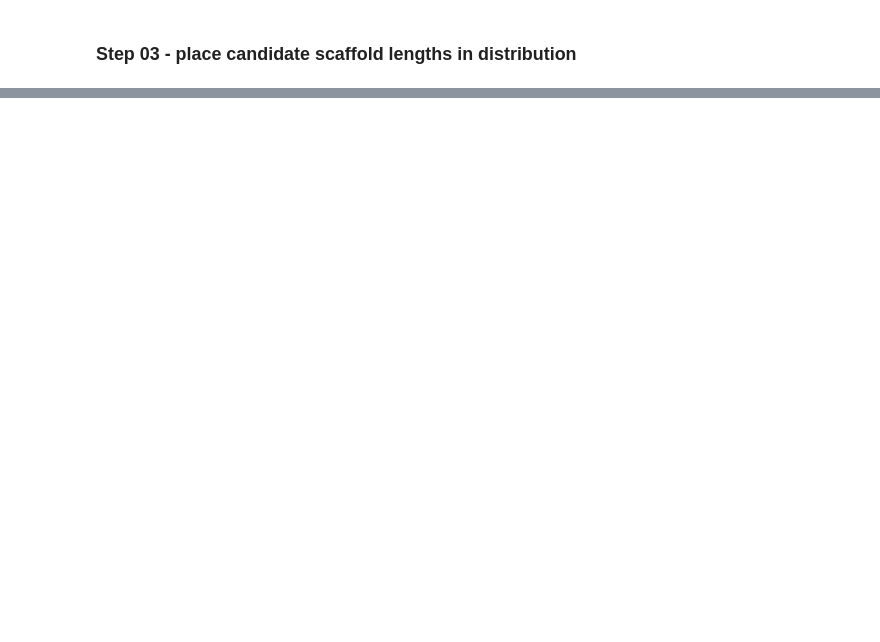
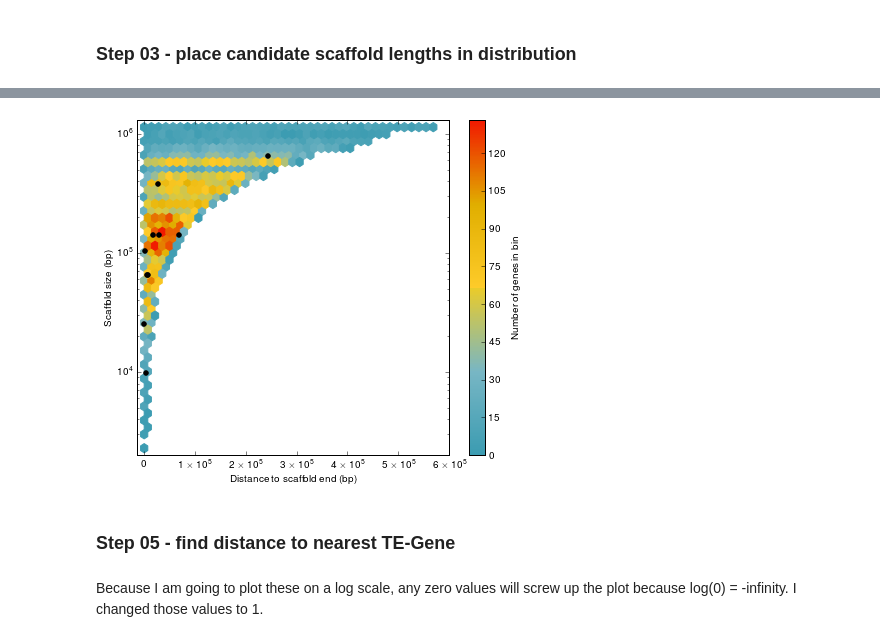
Before and after one commit to PlummerLab/2015-08-18-AvrRvi5_genomic_context, a Jupyter notebook: scaf_stats.ipynb, the cells around one changed output, grey strips where cells are left out. Drawn from its saved outputs; the diff is of its cells as text; code cells hidden in the pictures; blank space fills up the shorter version.

```diff
--- a/scaf_stats.ipynb
+++ b/scaf_stats.ipynb
@@ -464,5 +296,0 @@ for (isolate, candidate), tab in blastn_results.groupby(['isolate', 'qseqid']):
-# %%
-for candidate, isolates in positions.items():
-    print("\n", candidate)
-    for isolate, pos in isolates.items():
-        print("{:>8}:".format(isolate), ', '.join([str(i) for i in pos]))
@@ -486,0 +297,15 @@ for candidate, isolates in positions.items():
+# %%
+with open(pjoin(STEPS[0], 'MNH120_candidate_homologues.json'), 'r') as handle:
+    candidate_homologues = json.load(handle)
+
+positions = defaultdict(dict)
+for candidate in CANDIDATES['gene']:
+    print(candidate)
+    for isolate, homologues in candidate_homologues[candidate].items():
+        homologue = homologues[0]
+        scaffold = homologue['scaffold']
+        positions[candidate][isolate] = len(GENOMES[isolate][scaffold])
+        print("{:>8}:".format(isolate), len(GENOMES[isolate][scaffold]))
+
+with open(pjoin(STEPS[3], 'candidate_scaf_lengths.json'), 'w') as handle:
+    json.dump(positions, handle)
@@ -486,0 +524,56 @@ for candidate, isolates in positions.items():
+# %%
+candidate = 'atg4020'
+
+fig, ax = plt.subplots()
+hexbin = ax.hexbin(
+    x=all_scaffold_lengths[
+        all_scaffold_lengths.isolate == 'MNH120'
+        ]['distance'].values,
+    y=all_scaffold_lengths[
+        all_scaffold_lengths.isolate == 'MNH120'
+        ]['length'].values,
+    cmap=zissou,
+    yscale='log',
+    gridsize=40,
+    )
+
+if len(hexbin._offsets) == 1:
+    mask = list()
+    for i, path in enumerate(hexbin._paths):
+        if (path._vertices[0][0] / path._vertices[0][1] > 0.5) & \
+                (hexbin._A[i] == 0.):
+            mask.append(True)
+        else:
+            mask.append(False)
+    mask = np.array(mask)
+else:
+    mask = (hexbin._offsets[:, 0] / hexbin._offsets[:, 1] >= 1/2) & \
+                (hexbin._A == 0.)
+hexbin._A = np.ma.masked_where(mask, hexbin._A)
+
+cbar = plt.colorbar(hexbin, ax=ax)
+cbar.set_label('Number of genes in bin')
+scatter = ax.scatter(
+    x=candidate_scaffold_lengths[
+        candidate_scaffold_lengths.isolate == 'MNH120'
+        ]['distance'].values,
+    y=candidate_scaffold_lengths[
+        candidate_scaffold_lengths.isolate == 'MNH120'
+        ]['length'].values,
+    color='#000000'
+    )
+
+ax.set_xlim(-15000, 6e+5)
+xticklabels = ax.set_xticklabels([0, 0] + [r'${} \times 10^{{5}}$'.format(i) for i in range(1, 7)])
+#ax.autoscale()
+ax.set_ylim(2000, 1.3 * 10**6)
+ax.set_ylabel('Scaffold size (bp)')
+ax.set_xlabel('Distance to scaffold end (bp)')
+fig.set_size_inches(7, 6)
+fig.savefig(pjoin(STEPS[4], "scaf_dist_mnh120.png"), dpi=300)
+fig.savefig(pjoin(STEPS[4], "scaf_dist_mnh120.pdf"))
+fig.savefig(pjoin(STEPS[4], "scaf_dist_mnh120.svg"))
+# %% [output]
+[figure, added]
+# %% [markdown]
+### Step 05 - find distance to nearest TE-Gene
@@ -486,0 +646,3 @@ for candidate, isolates in positions.items():
+# %% [markdown]
+Because I am going to plot these on a log scale, any zero values will screw up the plot because log(0) = -infinity.
+I changed those values to 1.
```
Also changed, not shown: parts of 33 cells of this notebook, 4 other files.
